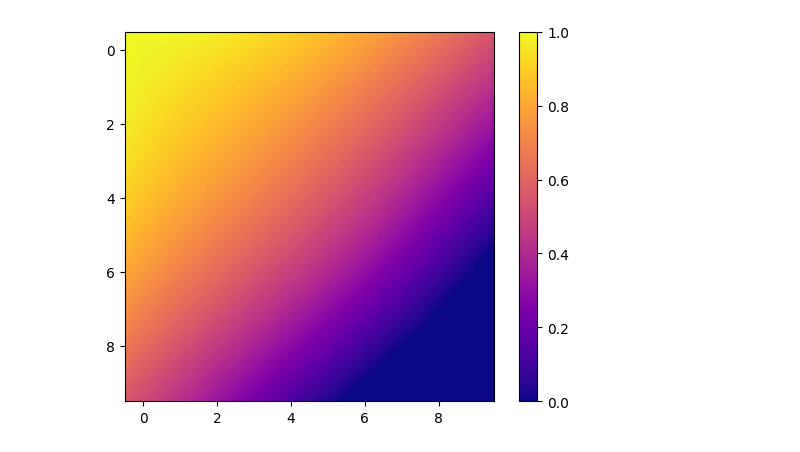
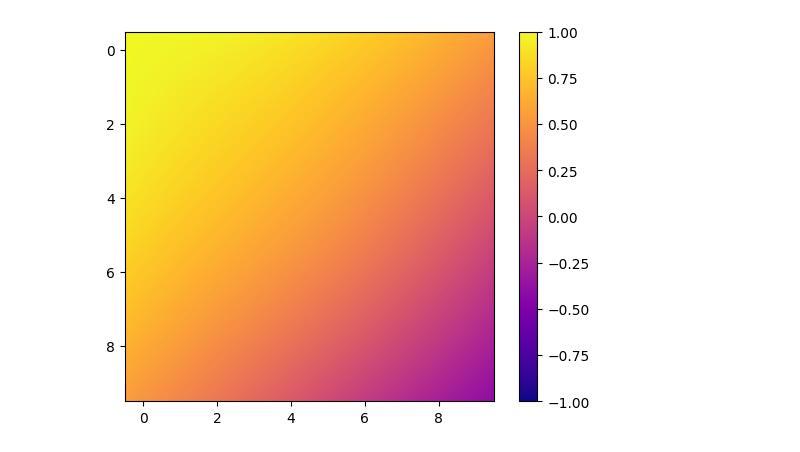
Before and after one commit to guyder0/num_methods-coursework, a Jupyter notebook: testing.ipynb, the cells around one changed output. Drawn from its saved outputs; the diff is of its cells as text; code cells hidden in the pictures.

```diff
--- a/testing.ipynb
+++ b/testing.ipynb
@@ -86,6 +110,6 @@ def Seidel(A, b, eps):
 # %%
 T = 0.1
-field_size = 100
+field_size = 200
 time_duration = 100
 
 t = T / time_duration
@@ -175,32 +219,32 @@ from matplotlib.animation import FuncAnimation
 
 # Задаем параметры
 frames = time_duration - 10  # Количество кадров анимации
 interval = 100  # Интервал между кадрами в миллисекундах
 
 # Создание фигуры и оси
 fig, ax = plt.subplots()
 
 data = np.random.rand(10, 10)
 
 # Создание начальной тепловой карты
-heatmap = ax.imshow(data, cmap='plasma', interpolation='nearest', vmin = 0, vmax = 1)
+heatmap = ax.imshow(data, cmap='plasma', interpolation='nearest', vmin = -1, vmax = 1)
 
 # Функция обновления для анимации
 k = 0
 
 def update(frame):
     global k
     heatmap.set_array(u[:, :, k])
     k += 1
     # print(u[:, :, k])
     return [heatmap]
 
 plt.colorbar(heatmap)
 
 # Создание анимации
 
 ani = FuncAnimation(fig, update, frames=frames, interval=interval, blit=True)
 ani.save(f'tryis delete after/animation{cadr}.gif', writer=PillowWriter(fps=10))
 cadr += 1
 # %% [output]
-[figure, old version]
+[figure, new version]
```
Also changed, not shown: parts of 4 cells of this notebook, 2 other files.
